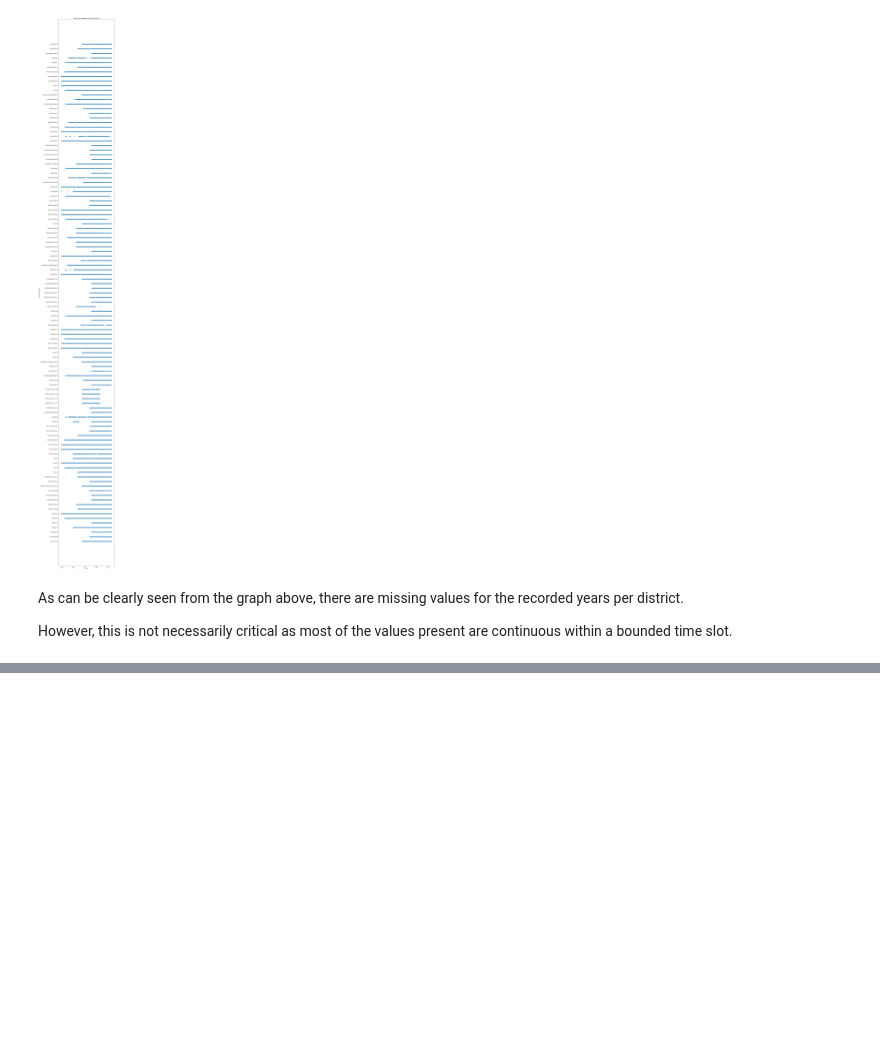
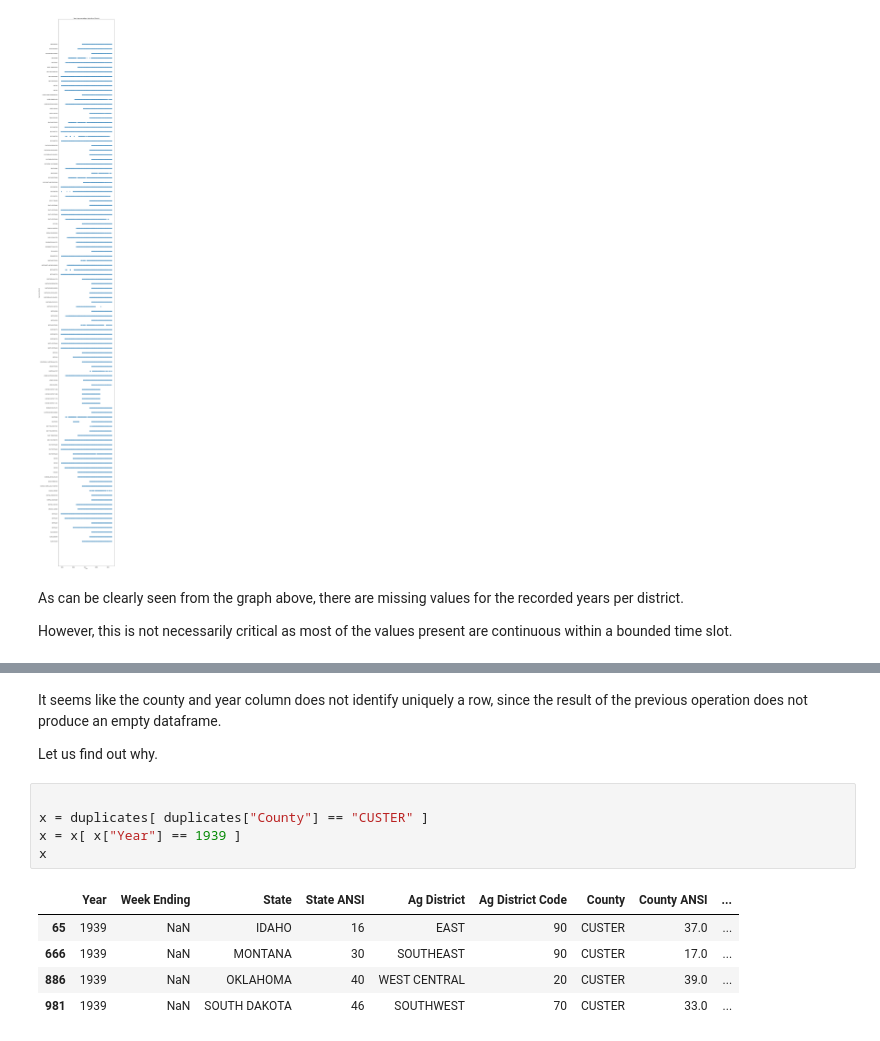
Before and after one commit to atabou/CMPS276_Data_Science_Project, a Jupyter notebook: EDA.ipynb, the cells around one changed output, grey strips where cells are left out. Cells and saved outputs as stored; diff of their text form; blank space fills up the shorter version.

```diff
--- a/EDA.ipynb
+++ b/EDA.ipynb
@@ -431,0 +470,16 @@ However, this is not necessarily critical as most of the values present are cont
+# %% [markdown]
+
+It seems like the county and year column does not identify uniquely a row, since the result of the previous operation does not produce an empty dataframe.
+
+Let us find out why.
+# %%
+
+x = duplicates[ duplicates["County"] == "CUSTER" ]
+x = x[ x["Year"] == 1939 ]
+x
+# %% [output]
+|  | Year | Week Ending | State | State ANSI | Ag District | Ag District Code | County | County ANSI | ... |
+| 65 | 1939 | NaN | IDAHO | 16 | EAST | 90 | CUSTER | 37.0 | ... |
+| 666 | 1939 | NaN | MONTANA | 30 | SOUTHEAST | 90 | CUSTER | 17.0 | ... |
+| 886 | 1939 | NaN | OKLAHOMA | 40 | WEST CENTRAL | 20 | CUSTER | 39.0 | ... |
+| 981 | 1939 | NaN | SOUTH DAKOTA | 46 | SOUTHWEST | 70 | CUSTER | 33.0 | ... |
```
Also changed, not shown: parts of 13 cells of this notebook, 5 other files.
